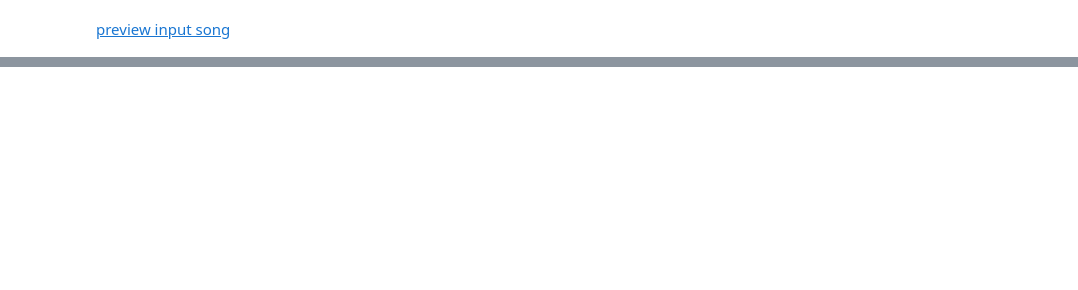
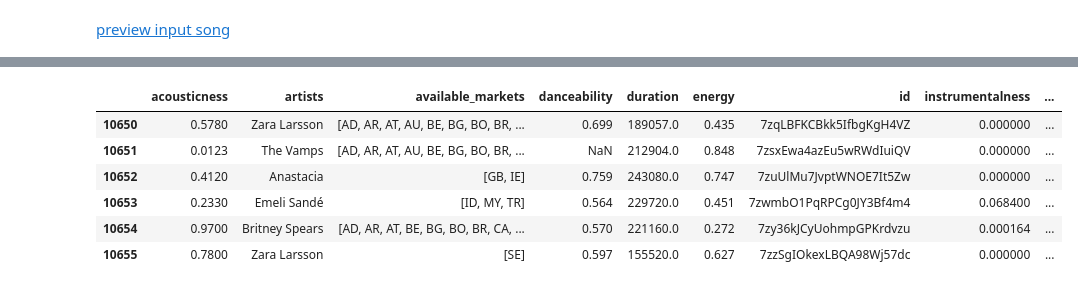
Before and after one commit to spotify-iacs/capstone, a Jupyter notebook: playlist_generation.ipynb, the cells around one changed output, grey strips where cells are left out. Cells and saved outputs as stored; diff of their text form; code cells hidden in the pictures; blank space fills up the shorter version.

```diff
--- a/playlist_generation.ipynb
+++ b/playlist_generation.ipynb
@@ -158,0 +175,7 @@ len(all_related_songs)
+# %%
+all_related_songs = np.array(all_related_songs)
+all_related_songs = list(np.unique(all_related_songs))
+# %%
+combined = [seed_id]
+combined.extend(all_related_songs)
+all_related_songs = combined
@@ -320,9 +201,0 @@ features_df[features_df['duration']>500000]
-# %%
-if __name__ == '__main__':
-    q = Queue()
-    for offset in [0,500,1000,1500,2000]:
-    #for offset in [0,500,1000,1500,2000,2500,3000,3500,4000,4500,5000,5500,6000,6500,7000,7500,8000,8500,9000,9500,10000,10500,11000,11500,12000,12500,13000,13500,14000,14500]:
-        Process(target=get_popularity, args=(offset,10,q, track_ids)).start()
-    #p.start()
-    #print(q.get())    # prints "[42, None, 'hello']"
-    #p.join()
@@ -355,0 +297,2 @@ playlist_data.head()
+# %%
+features_df = get_spotify_features(track_ids=all_related_songs)
@@ -355,0 +314,10 @@ playlist_data.head()
+# %%
+features_df.ix[10650:,]
+# %% [output]
+|  | acousticness | artists | available_markets | danceability | duration | energy | id | instrumentalness | ... |
+| 10650 | 0.5780 | Zara Larsson | [AD, AR, AT, AU, BE, BG, BO, BR, ... | 0.699 | 189057.0 | 0.435 | 7zqLBFKCBkk5IfbgKgH4VZ | 0.000000 | ... |
+| 10651 | 0.0123 | The Vamps | [AD, AR, AT, AU, BE, BG, BO, BR, ... | NaN | 212904.0 | 0.848 | 7zsxEwa4azEu5wRWdIuiQV | 0.000000 | ... |
+| 10652 | 0.4120 | Anastacia | [GB, IE] | 0.759 | 243080.0 | 0.747 | 7zuUlMu7JvptWNOE7It5Zw | 0.000000 | ... |
+| 10653 | 0.2330 | Emeli Sandé | [ID, MY, TR] | 0.564 | 229720.0 | 0.451 | 7zwmbO1PqRPCg0JY3Bf4m4 | 0.068400 | ... |
+| 10654 | 0.9700 | Britney Spears | [AD, AR, AT, BE, BG, BO, BR, CA, ... | 0.570 | 221160.0 | 0.272 | 7zy36kJCyUohmpGPKrdvzu | 0.000164 | ... |
+| 10655 | 0.7800 | Zara Larsson | [SE] | 0.597 | 155520.0 | 0.627 | 7zzSgIOkexLBQA98Wj57dc | 0.000000 | ... |
```
Also changed, not shown: parts of 76 cells of this notebook.
